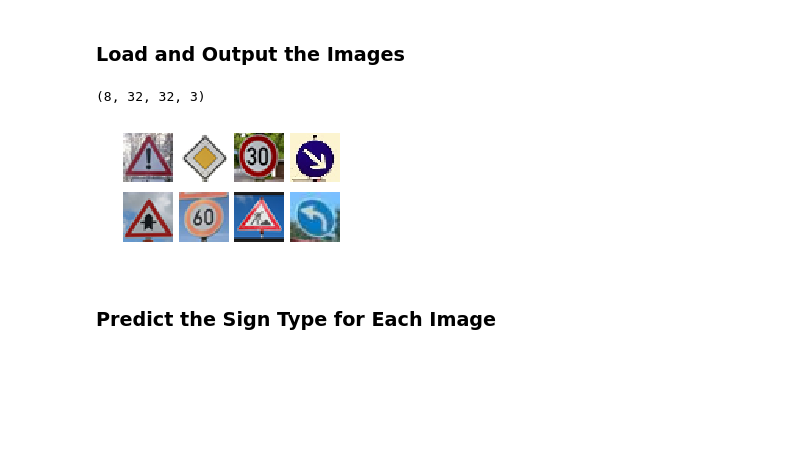
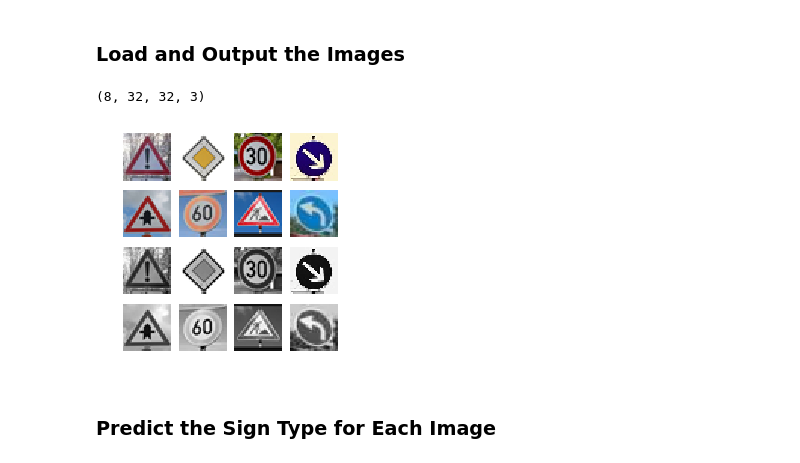
Before and after one commit to OnionMoeCat/udacity_self_driving_course, a Jupyter notebook: traffic_sign_classification/Traffic_Sign_Classifier.ipynb, the cells around one changed output. Drawn from its saved outputs; the diff is of its cells as text; code cells hidden in the pictures; blank space fills up the shorter version.

```diff
--- a/traffic_sign_classification/Traffic_Sign_Classifier.ipynb
+++ b/traffic_sign_classification/Traffic_Sign_Classifier.ipynb
@@ -560,34 +560,37 @@ You may find `signnames.csv` useful as it contains mappings from the class id (i
 # %%
 ### Load the images and plot them here.
 ### Feel free to use as many code cells as needed.
 
 #reading in an image
 import glob
 import numpy as np
 import matplotlib.image as mpimg
 
 
 my_images = np.zeros((8, image_shape[0], image_shape[1], 1))
 my_images_rgb = np.zeros((8, image_shape[0], image_shape[1], 3))
 
 for i, img in enumerate(glob.glob('./my_traffic_signals/*.png')):
     image = mpimg.imread(img)
 
     my_images[i] = (np.expand_dims(np.dot(image[...,:3], [0.299, 0.587, 0.114]), axis=3) - 128) / 128
     my_images_rgb[i] = image[...,:3]
 
 
-fig, axs = plt.subplots(2,4, figsize=(4, 2))
+fig, axs = plt.subplots(4,4, figsize=(4, 4))
 fig.subplots_adjust(hspace = .2, wspace=.001)
 axs = axs.ravel()
 for i in range(my_images.shape[0]):
     axs[i].axis('off')
     axs[i].imshow(my_images_rgb[i])
+for i in range(my_images.shape[0]):
+    axs[i + 8].axis('off')
+    axs[i + 8].imshow(my_images[i].squeeze(), cmap='gray')
 
 print(my_images_rgb.shape)
 # %% [output]
 (8, 32, 32, 3)
-[figure, old version]
+[figure, new version]
 # %% [markdown]
 ### Predict the Sign Type for Each Image
 # %% [markdown]
```
Also changed, not shown: parts of 3 cells of this notebook, 3 other files.
